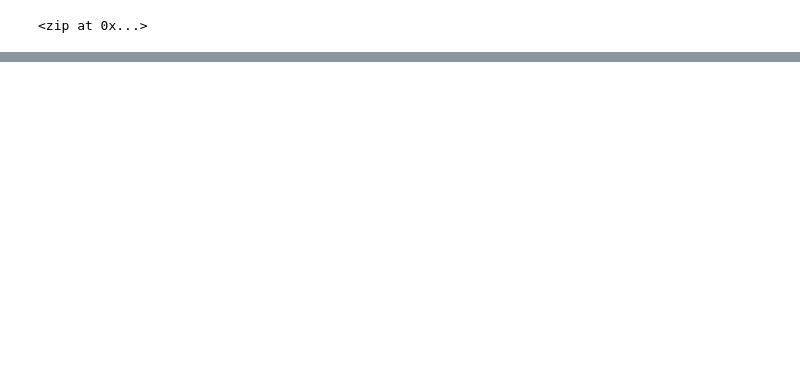
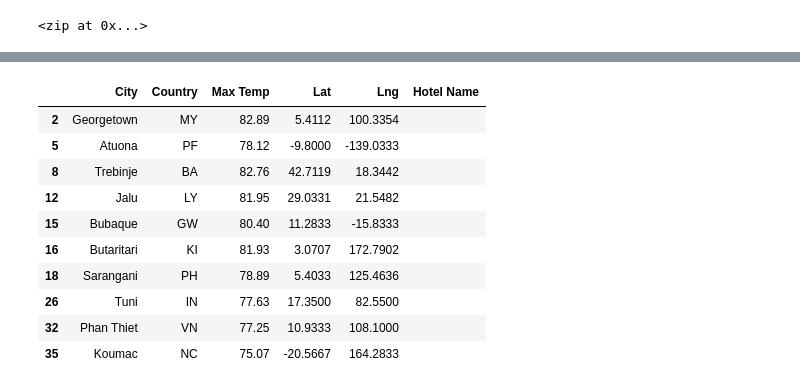
Before and after one commit to LeighannaSB/World_Weather_Analysis, a Jupyter notebook: WeatherPy.ipynb, the cells around one changed output, grey strips where cells are left out. Cells and saved outputs as stored; diff of their text form; code cells hidden in the pictures; blank space fills up the shorter version.

```diff
--- a/WeatherPy.ipynb
+++ b/WeatherPy.ipynb
@@ -395,0 +420,17 @@ plot_linear_regression(x_values, y_values,
+# %%
+# Create DataFrame called hotel_df to store hotel names along with city, country, max temp, and coordinates.
+hotel_df = preferred_cities_df[["City", "Country", "Max Temp", "Lat", "Lng"]].copy()
+hotel_df["Hotel Name"] = ""
+hotel_df.head(10)
+# %% [output]
+|  | City | Country | Max Temp | Lat | Lng | Hotel Name |
+| 2 | Georgetown | MY | 82.89 | 5.4112 | 100.3354 |  |
+| 5 | Atuona | PF | 78.12 | -9.8000 | -139.0333 |  |
+| 8 | Trebinje | BA | 82.76 | 42.7119 | 18.3442 |  |
+| 12 | Jalu | LY | 81.95 | 29.0331 | 21.5482 |  |
+| 15 | Bubaque | GW | 80.40 | 11.2833 | -15.8333 |  |
+| 16 | Butaritari | KI | 81.93 | 3.0707 | 172.7902 |  |
+| 18 | Sarangani | PH | 78.89 | 5.4033 | 125.4636 |  |
+| 26 | Tuni | IN | 77.63 | 17.3500 | 82.5500 |  |
+| 32 | Phan Thiet | VN | 77.25 | 10.9333 | 108.1000 |  |
+| 35 | Koumac | NC | 75.07 | -20.5667 | 164.2833 |  |
```
Also changed, not shown: parts of 23 cells of this notebook.
